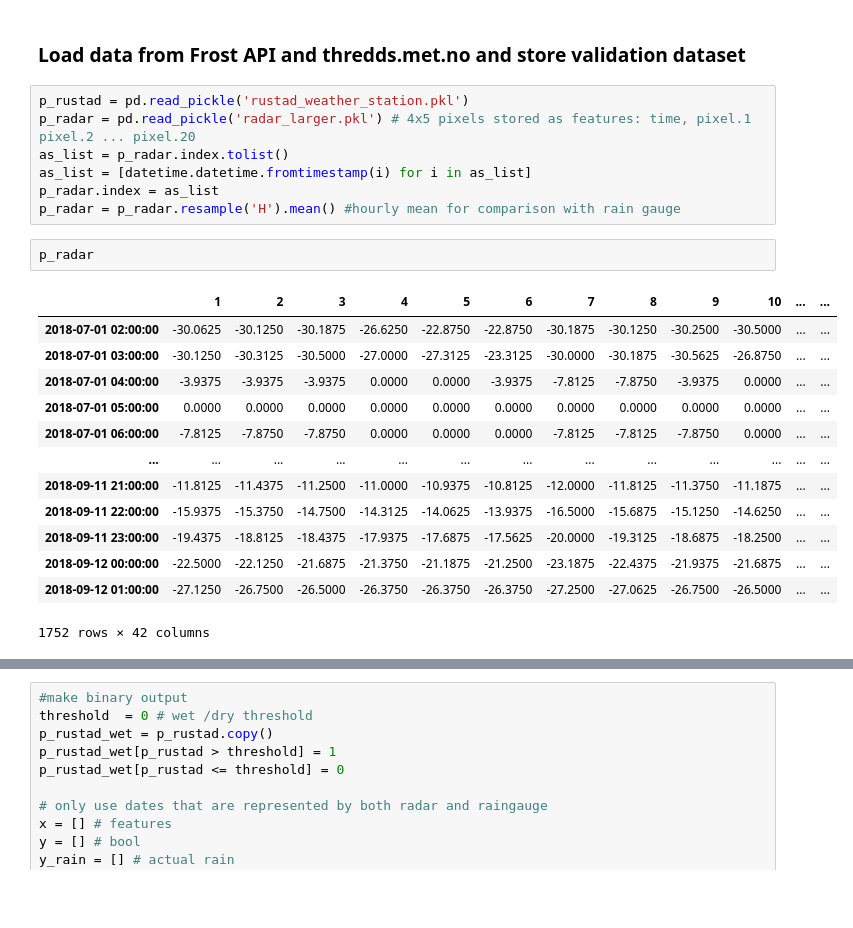
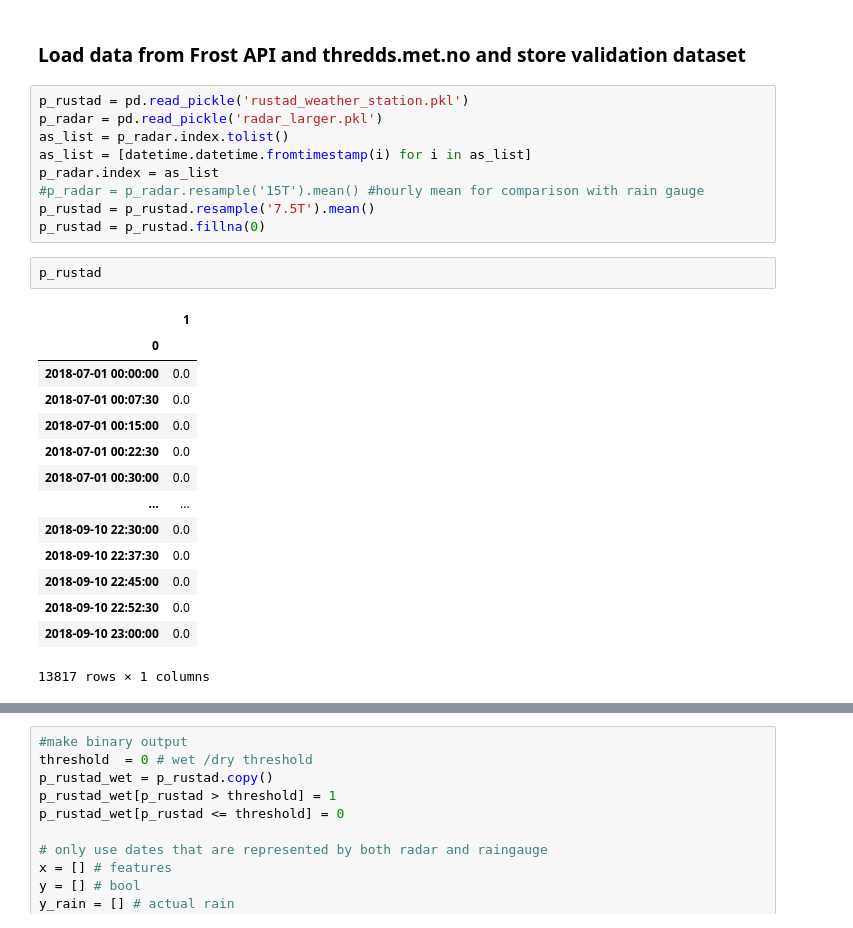
Before and after one commit to eoydvin/FYS-STK4155, a Jupyter notebook: Project_3/Classification_Radar.ipynb, the cells around one changed output, grey strips where cells are left out. Saved outputs shown, nothing was run; the diff lists cells and outputs as text; blank space fills up the shorter version.

```diff
--- a/Project_3/Classification_Radar.ipynb
+++ b/Project_3/Classification_Radar.ipynb
@@ -37,24 +37,27 @@ The radar and rain gauge datasets spans from 2018-07-01 to 2018-09-11. The last
 ### Load data from Frost API and thredds.met.no and store validation dataset
 # %%
 p_rustad = pd.read_pickle('rustad_weather_station.pkl')
-p_radar = pd.read_pickle('radar_larger.pkl') # 4x5 pixels stored as features: time, pixel.1 pixel.2 ... pixel.20
+p_radar = pd.read_pickle('radar_larger.pkl')
 as_list = p_radar.index.tolist()
 as_list = [datetime.datetime.fromtimestamp(i) for i in as_list]
 p_radar.index = as_list
-p_radar = p_radar.resample('H').mean() #hourly mean for comparison with rain gauge
+#p_radar = p_radar.resample('15T').mean() #hourly mean for comparison with rain gauge
+p_rustad = p_rustad.resample('7.5T').mean()
+p_rustad = p_rustad.fillna(0)
 # %%
-p_radar
+p_rustad
 # %% [output]
-|  | 1 | 2 | 3 | 4 | 5 | 6 | 7 | 8 | 9 | 10 | ... | ... |
-| 2018-07-01 02:00:00 | -30.0625 | -30.1250 | -30.1875 | -26.6250 | -22.8750 | -22.8750 | -30.1875 | -30.1250 | -30.2500 | -30.5000 | ... | ... |
-| 2018-07-01 03:00:00 | -30.1250 | -30.3125 | -30.5000 | -27.0000 | -27.3125 | -23.3125 | -30.0000 | -30.1875 | -30.5625 | -26.8750 | ... | ... |
-| 2018-07-01 04:00:00 | -3.9375 | -3.9375 | -3.9375 | 0.0000 | 0.0000 | -3.9375 | -7.8125 | -7.8750 | -3.9375 | 0.0000 | ... | ... |
-| 2018-07-01 05:00:00 | 0.0000 | 0.0000 | 0.0000 | 0.0000 | 0.0000 | 0.0000 | 0.0000 | 0.0000 | 0.0000 | 0.0000 | ... | ... |
-| 2018-07-01 06:00:00 | -7.8125 | -7.8750 | -7.8750 | 0.0000 | 0.0000 | 0.0000 | -7.8125 | -7.8125 | -7.8750 | 0.0000 | ... | ... |
-| ... | ... | ... | ... | ... | ... | ... | ... | ... | ... | ... | ... | ... |
-| 2018-09-11 21:00:00 | -11.8125 | -11.4375 | -11.2500 | -11.0000 | -10.9375 | -10.8125 | -12.0000 | -11.8125 | -11.3750 | -11.1875 | ... | ... |
-| 2018-09-11 22:00:00 | -15.9375 | -15.3750 | -14.7500 | -14.3125 | -14.0625 | -13.9375 | -16.5000 | -15.6875 | -15.1250 | -14.6250 | ... | ... |
-| 2018-09-11 23:00:00 | -19.4375 | -18.8125 | -18.4375 | -17.9375 | -17.6875 | -17.5625 | -20.0000 | -19.3125 | -18.6875 | -18.2500 | ... | ... |
-| 2018-09-12 00:00:00 | -22.5000 | -22.1250 | -21.6875 | -21.3750 | -21.1875 | -21.2500 | -23.1875 | -22.4375 | -21.9375 | -21.6875 | ... | ... |
-| 2018-09-12 01:00:00 | -27.1250 | -26.7500 | -26.5000 | -26.3750 | -26.3750 | -26.3750 | -27.2500 | -27.0625 | -26.7500 | -26.5000 | ... | ... |
+|  | 1 |
+| 0 |  |
+| 2018-07-01 00:00:00 | 0.0 |
+| 2018-07-01 00:07:30 | 0.0 |
+| 2018-07-01 00:15:00 | 0.0 |
+| 2018-07-01 00:22:30 | 0.0 |
+| 2018-07-01 00:30:00 | 0.0 |
+| ... | ... |
+| 2018-09-10 22:30:00 | 0.0 |
+| 2018-09-10 22:37:30 | 0.0 |
+| 2018-09-10 22:45:00 | 0.0 |
+| 2018-09-10 22:52:30 | 0.0 |
+| 2018-09-10 23:00:00 | 0.0 |
-1752 rows × 42 columns
+13817 rows × 1 columns
```
Also changed, not shown: parts of 11 cells of this notebook, 3 other files.
